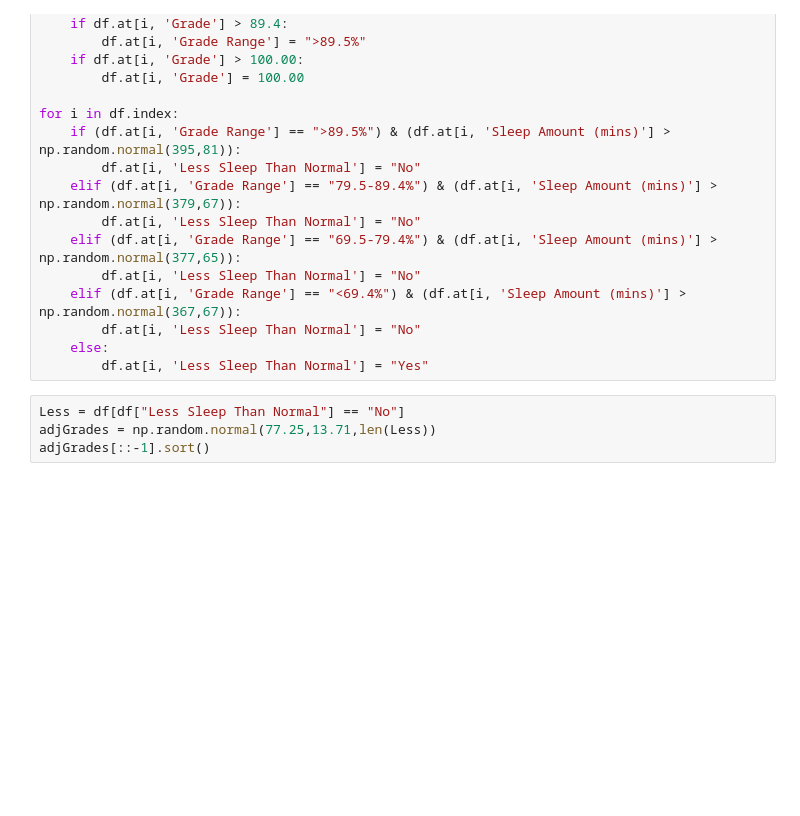
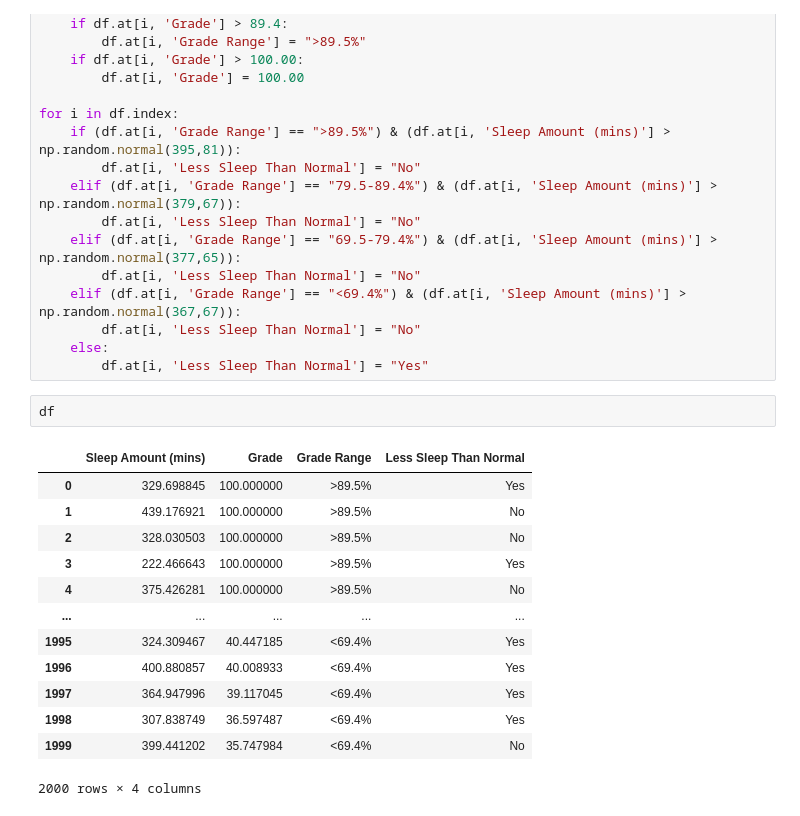
Before and after one commit to ocoleman/ProgDA-project2020, a Jupyter notebook: project.ipynb, the cells around one changed output. Cells and saved outputs as stored; diff of their text form; blank space fills up the shorter version.

```diff
--- a/project.ipynb
+++ b/project.ipynb
@@ -42,8 +42,20 @@ for i in df.index:
         df.at[i, 'Less Sleep Than Normal'] = "No"
     else:
         df.at[i, 'Less Sleep Than Normal'] = "Yes"
-# %%
-Less = df[df["Less Sleep Than Normal"] == "No"]
-adjGrades = np.random.normal(77.25,13.71,len(Less))
-adjGrades[::-1].sort()
+# %%
+df
+# %% [output]
+|  | Sleep Amount (mins) | Grade | Grade Range | Less Sleep Than Normal |
+| 0 | 329.698845 | 100.000000 | >89.5% | Yes |
+| 1 | 439.176921 | 100.000000 | >89.5% | No |
+| 2 | 328.030503 | 100.000000 | >89.5% | No |
+| 3 | 222.466643 | 100.000000 | >89.5% | Yes |
+| 4 | 375.426281 | 100.000000 | >89.5% | No |
+| ... | ... | ... | ... | ... |
+| 1995 | 324.309467 | 40.447185 | <69.4% | Yes |
+| 1996 | 400.880857 | 40.008933 | <69.4% | Yes |
+| 1997 | 364.947996 | 39.117045 | <69.4% | Yes |
+| 1998 | 307.838749 | 36.597487 | <69.4% | Yes |
+| 1999 | 399.441202 | 35.747984 | <69.4% | No |
+2000 rows × 4 columns
 # %%
```
Also changed, not shown: parts of 2 cells of this notebook.
